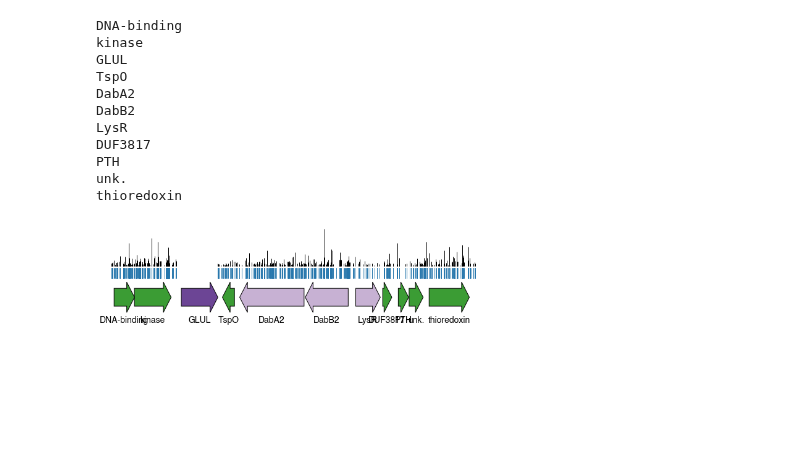
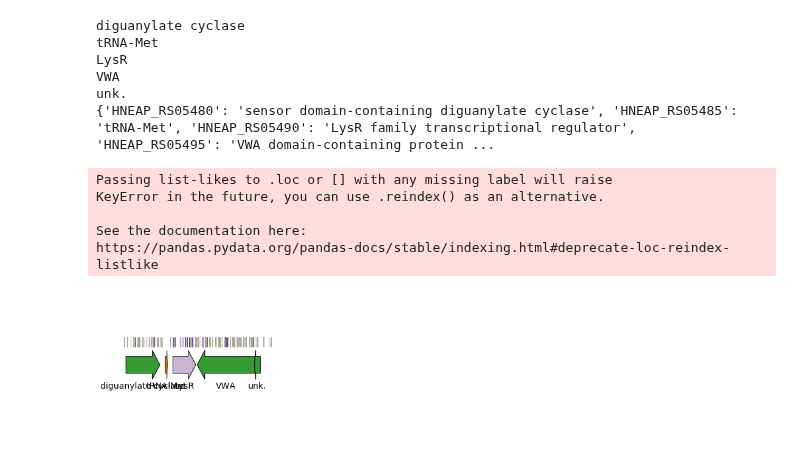
Before and after one commit to jackdesmarais/DabTransporterPaper, a Jupyter notebook: scripts/Figure 2 HCR genes.ipynb, the cells around one changed output. Cells and saved outputs as stored; diff of their text form; code cells hidden in the pictures; blank space fills up the shorter version.

```diff
--- a/scripts/Figure 2 HCR genes.ipynb
+++ b/scripts/Figure 2 HCR genes.ipynb
@@ -12,3 +12,14 @@ import matplotlib.cm as cm
 from matplotlib import pyplot as plt
 from scipy.stats import binom
 from utils import *
+# %%
+essentiality_colors = {
+    'essential': qual_palette[9],
+    'nonessential': qual_palette[3],
+    'ambiguous': qual_palette[7],
+    'hcr': qual_palette[8]}
+
+def map_fitness_color(fitness_diff):
+    if fitness_diff < -1.0: # hcr
+        return qual_palette[9]
+    return greyish
@@ -282,10 +453,11 @@ Cu-transporter
 fig,ax = plt.subplots(figsize=(15, 3.5), frameon=False)
 
 plt.ylim(0, 0.4)
-region = (216936-5000,219419+6600)
+region = (1179635-2000,1180537+3000)
 y = 0.2
 
 insert_color = qual_palette[1]
+
 
 region_start, region_end = region
 region_length = region_end - region_start
@@ -297,7 +469,8 @@ insert_in_region = total_pool_df[(total_pool_df.pos >= region_start) &
 
 for gene_idx in genes_in_region.index:
     gene = genes_in_region.loc[gene_idx]
-    gene_name = short_names[gene.locusId]
+#     gene_name = short_names[gene.locusId]
+    gene_name = short_names.get(gene.locusId, 'Unk.')
     gene_length = gene.length_rep1
     gene_essentiality = essentiality_df.loc[gene_idx].essentiality
     length = gene_length * len_per_bp
@@ -330,53 +503,52 @@ for gene_idx in genes_in_region.index:
             head_width=headwidth,
             head_length=head_length, fill=True,facecolor=c)
         ax.add_artist(genePic)
         plt.text(start-length/2, y-0.07, gene_name, ha='center', fontsize=14)
     print(gene_name)
 
 
-
+fitnesses = mean_fitness.loc[insert_in_region.pos]
+fitness_colors = [map_fitness_color(v) for v in fitnesses]
 poses = (insert_in_region.pos - region_start) * len_per_bp
 n_positions = len(poses)
 
-bottoms = [y+height+headwidth/2 + 0.045]*n_positions
-tops = bottoms + (height*insert_in_region.n_total)
-plt.vlines(poses, bottoms, tops, colors='k')
+#bottoms = [y+height+headwidth/2 + 0.045]*n_positions
+#tops = bottoms + (height*insert_in_region.n_total)
+#plt.vlines(poses, bottoms, tops, colors='k')
 
 bottoms = np.array([y+height+headwidth/2+0.01]*n_positions)
 tops = bottoms + 0.03
-plt.vlines(poses, tops, bottoms, colors=insert_color, linewidth=0.75)
+plt.vlines(poses, tops, bottoms, colors=fitness_colors, linewidth=0.75)
 
-# print(dict(zip(genes_in_region.locusId, genes_in_region.desc)))
-
-
+print(dict(zip(genes_in_region.locusId, genes_in_region.desc)))
 
 ax.xaxis.set_visible(False)
 ax.yaxis.set_visible(False)
 ax.spines['right'].set_visible(False)
 ax.spines['top'].set_visible(False)
 ax.spines['left'].set_visible(False)
 ax.spines['bottom'].set_visible(False)
 
-
+length_longer_axis = ((986794+11000)- (983594-14000))*len_per_bp
 
 plt.xlim(0,length_longest_axis)
 plt.tight_layout()
 
-plt.savefig('fig2/fig1C_sub2.eps', format='eps', bbox_inches='tight')
+plt.savefig('fig2/fig1C_sub3.eps', format='eps', bbox_inches='tight')
 plt.show()
 # %% [output]
-DNA-binding
-kinase
-GLUL
-TspO
-DabA2
-DabB2
+diguanylate cyclase
+tRNA-Met
 LysR
-DUF3817
-PTH
+VWA
 unk.
-thioredoxin
+{'HNEAP_RS05480': 'sensor domain-containing diguanylate cyclase', 'HNEAP_RS05485': 'tRNA-Met', 'HNEAP_RS05490': 'LysR family transcriptional regulator', 'HNEAP_RS05495': 'VWA domain-containing protein ...
+Passing list-likes to .loc or [] with any missing label will raise
+KeyError in the future, you can use .reindex() as an alternative.
+
+See the documentation here:
+https://pandas.pydata.org/pandas-docs/stable/indexing.html#deprecate-loc-reindex-listlike
-[figure, old version]
+[figure, new version]
 # %%
 # Making Panel B
 
```
Also changed, not shown: parts of 8 cells of this notebook, 6 other files.
